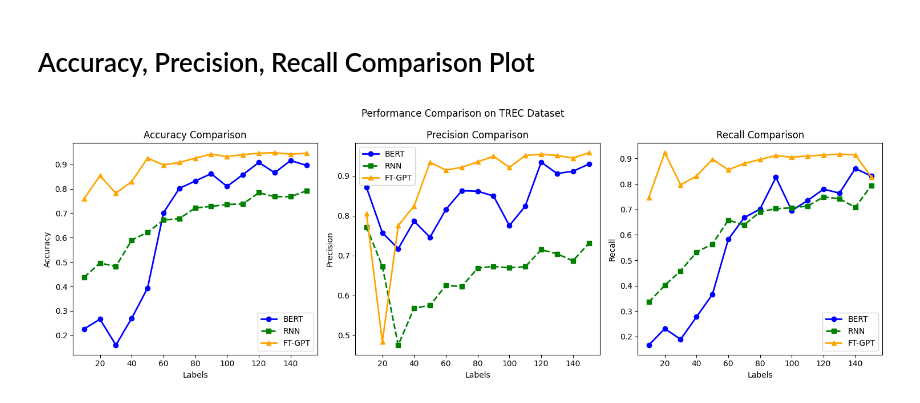
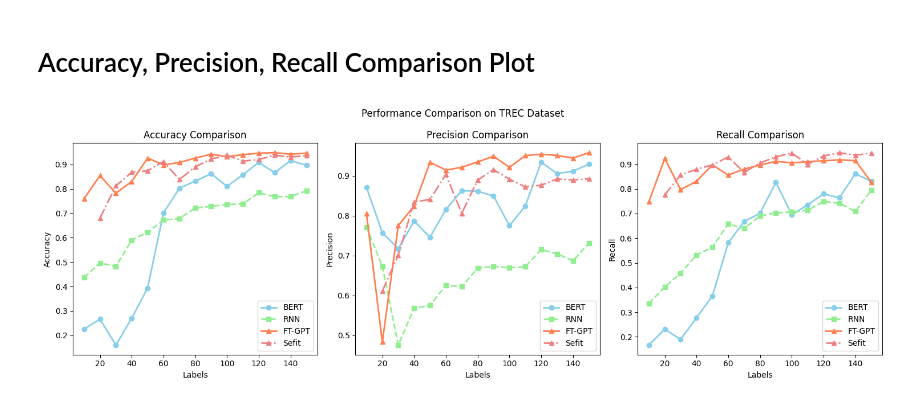
Before and after one commit to iiWhiteii/Anote-Text-Classification, a Jupyter notebook: TREC Dataset/Coarse_Label/Overall Evaluation/Overall_Label_Accuracies.ipynb, the cells around one changed output. Drawn from its saved outputs; the diff is of its cells as text; code cells hidden in the pictures.

```diff
--- a/TREC Dataset/Coarse_Label/Overall Evaluation/Overall_Label_Accuracies.ipynb
+++ b/TREC Dataset/Coarse_Label/Overall Evaluation/Overall_Label_Accuracies.ipynb
@@ -5,3 +5,4 @@ import matplotlib.pyplot as plt
 bert_label_accuracies = pd.read_csv('Banking_Data_Label_Accuracies.csv')
 rnn_label_accuracies = pd.read_csv('RNN_labels_metrics_result.csv')
 ft_gpt_label_accuracies = pd.read_csv('ft_coarse_label_labels_metrics_results.csv')
+sefit_label_accuracies = pd.read_csv('setfit_label_acc.csv')
@@ -10,42 +29,47 @@ ft_gpt_label_accuracies = pd.read_csv('ft_coarse_label_labels_metrics_results.cs
 # %%
 import matplotlib.pyplot as plt
 
-
 plt.figure(figsize=(15, 5))
 
+# Plot Accuracy
 plt.subplot(1, 3, 1)
-plt.plot(bert_label_accuracies['Labels'], bert_label_accuracies['accuracy'], label='BERT', marker='o', linestyle='-', color='blue', linewidth=2)
-plt.plot(rnn_label_accuracies['Label'], rnn_label_accuracies['Accuracy'], label='RNN', marker='s', linestyle='--', color='green', linewidth=2)
-plt.plot(ft_gpt_label_accuracies['Labels'], ft_gpt_label_accuracies['accuracy'], label='FT-GPT', marker='^', linestyle='-', color='orange', linewidth=2)
+plt.plot(bert_label_accuracies['Labels'], bert_label_accuracies['accuracy'], label='BERT', marker='o', linestyle='-', color='skyblue', linewidth=2)
+plt.plot(rnn_label_accuracies['Label'], rnn_label_accuracies['Accuracy'], label='RNN', marker='s', linestyle='--', color='lightgreen', linewidth=2)
+plt.plot(ft_gpt_label_accuracies['Labels'], ft_gpt_label_accuracies['accuracy'], label='FT-GPT', marker='^', linestyle='-', color='coral', linewidth=2)
+plt.plot(sefit_label_accuracies['Label'], sefit_label_accuracies['Accuracy'], label='Sefit', marker='^', linestyle='-.', color='lightcoral', linewidth=2)
 
 plt.xlabel('Labels')
 plt.ylabel('Accuracy')
 plt.title('Accuracy Comparison')
 plt.legend()
 
+# Plot Precision
 plt.subplot(1, 3, 2)
-plt.plot(bert_label_accuracies['Labels'], bert_label_accuracies['precision'], label='BERT', marker='o', linestyle='-', color='blue', linewidth=2)
-plt.plot(rnn_label_accuracies['Label'], rnn_label_accuracies['Precision'], label='RNN', marker='s', linestyle='--', color='green', linewidth=2)
-plt.plot(ft_gpt_label_accuracies['Labels'], ft_gpt_label_accuracies['precision'], label='FT-GPT', marker='^', linestyle='-', color='orange', linewidth=2)
+plt.plot(bert_label_accuracies['Labels'], bert_label_accuracies['precision'], label='BERT', marker='o', linestyle='-', color='skyblue', linewidth=2)
+plt.plot(rnn_label_accuracies['Label'], rnn_label_accuracies['Precision'], label='RNN', marker='s', linestyle='--', color='lightgreen', linewidth=2)
+plt.plot(ft_gpt_label_accuracies['Labels'], ft_gpt_label_accuracies['precision'], label='FT-GPT', marker='^', linestyle='-', color='coral', linewidth=2)
+plt.plot(sefit_label_accuracies['Label'], sefit_label_accuracies['Precision'], label='Sefit', marker='^', linestyle='-.', color='lightcoral', linewidth=2)
 
 plt.xlabel('Labels')
 plt.ylabel('Precision')
 plt.title('Precision Comparison')
 plt.legend()
 
+# Plot Recall
 plt.subplot(1, 3, 3)
-plt.plot(bert_label_accuracies['Labels'], bert_label_accuracies['recall'], label='BERT', marker='o', linestyle='-', color='blue', linewidth=2)
-plt.plot(rnn_label_accuracies['Label'], rnn_label_accuracies['Recall'], label='RNN', marker='s', linestyle='--', color='green', linewidth=2)
-plt.plot(ft_gpt_label_accuracies['Labels'], ft_gpt_label_accuracies['recall'], label='FT-GPT', marker='^', linestyle='-', color='orange', linewidth=2)
+plt.plot(bert_label_accuracies['Labels'], bert_label_accuracies['recall'], label='BERT', marker='o', linestyle='-', color='skyblue', linewidth=2)
+plt.plot(rnn_label_accuracies['Label'], rnn_label_accuracies['Recall'], label='RNN', marker='s', linestyle='--', color='lightgreen', linewidth=2)
+plt.plot(ft_gpt_label_accuracies['Labels'], ft_gpt_label_accuracies['recall'], label='FT-GPT', marker='^', linestyle='-', color='coral', linewidth=2)
+plt.plot(sefit_label_accuracies['Label'], sefit_label_accuracies['Recall'], label='Sefit', marker='^', linestyle='-.', color='lightcoral', linewidth=2)
 
 plt.xlabel('Labels')
 plt.ylabel('Recall')
 plt.title('Recall Comparison')
 plt.legend()
 
 plt.suptitle('Performance Comparison on TREC Dataset')
 
 plt.tight_layout()
 plt.show()
 # %% [output]
-[figure, old version]
+[figure, new version]
```
Also changed, not shown: parts of 1 cell of this notebook, 30 other files.
